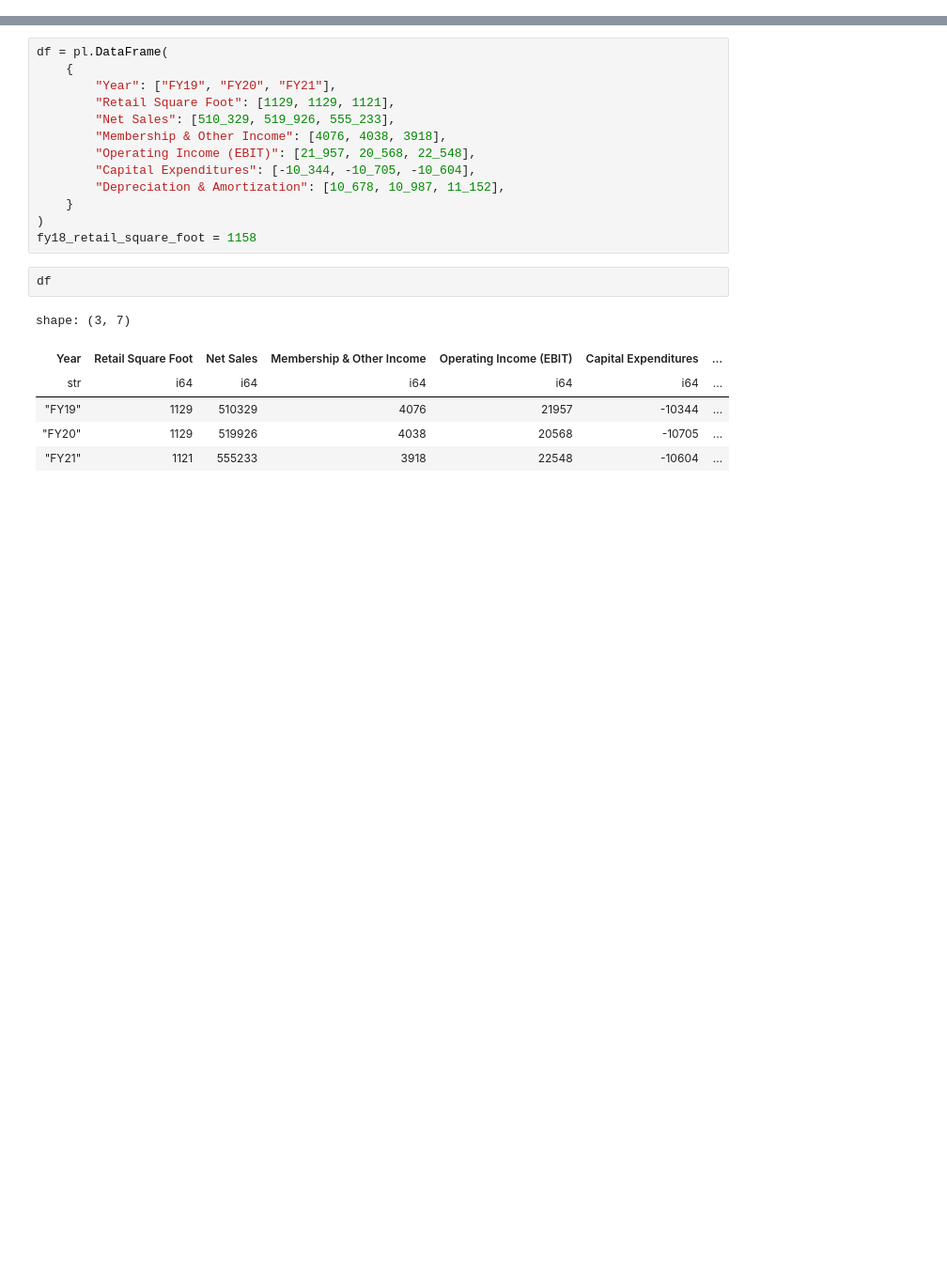
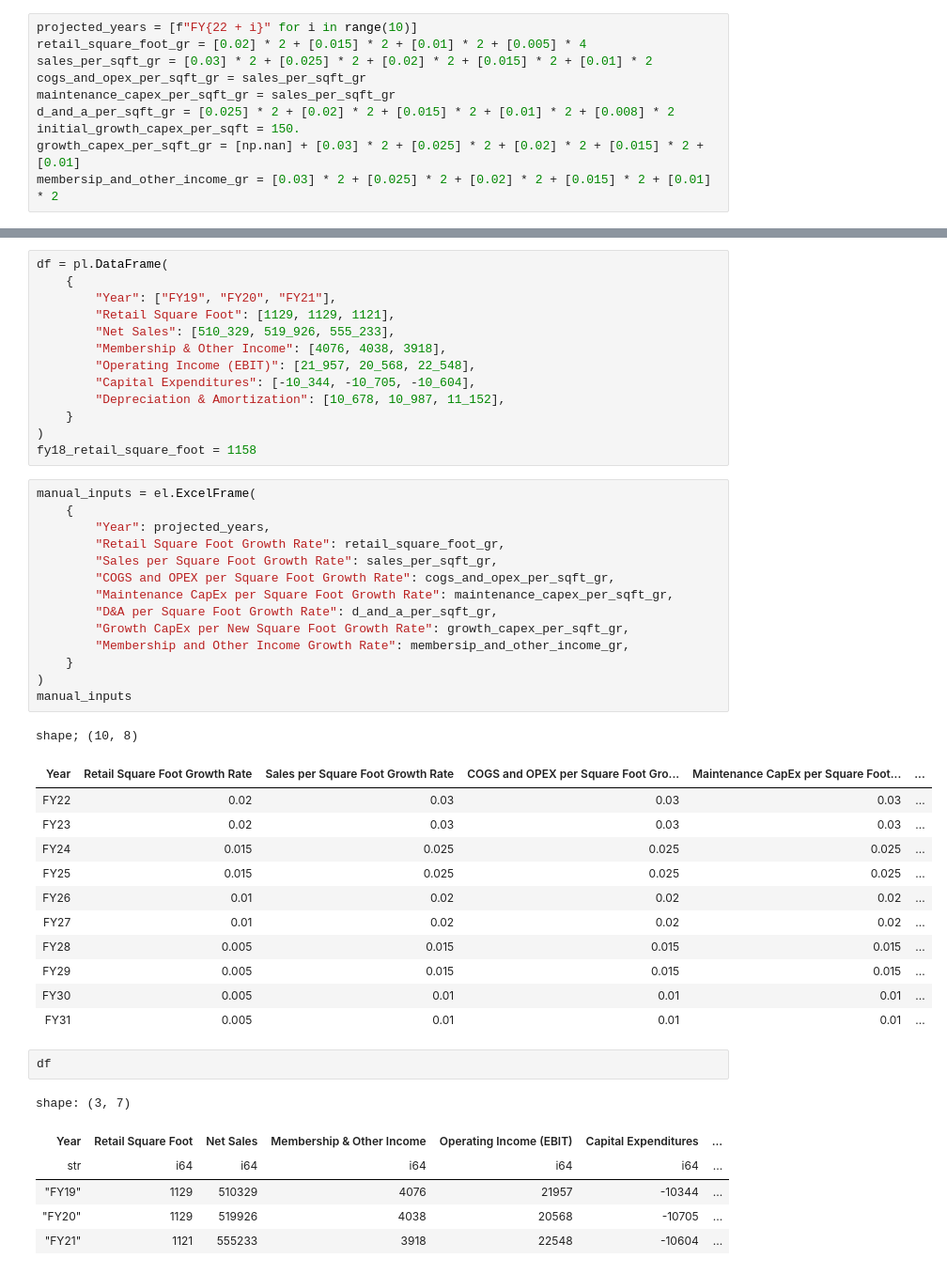
Before and after one commit to yjhan96/excelify, a Jupyter notebook: experiments/scratch.ipynb, the cells around one changed output, grey strips where cells are left out. Shown: that part at 94% size. Cells and saved outputs as stored; diff of their text form; blank space fills up the shorter version.

```diff
--- a/experiments/scratch.ipynb
+++ b/experiments/scratch.ipynb
@@ -57,0 +112,10 @@ effective_tax_rate = sum(tax_rates) / len(tax_rates)
+# %%
+projected_years = [f"FY{22 + i}" for i in range(10)]
+retail_square_foot_gr = [0.02] * 2 + [0.015] * 2 + [0.01] * 2 + [0.005] * 4
+sales_per_sqft_gr = [0.03] * 2 + [0.025] * 2 + [0.02] * 2 + [0.015] * 2 + [0.01] * 2
+cogs_and_opex_per_sqft_gr = sales_per_sqft_gr
+maintenance_capex_per_sqft_gr = sales_per_sqft_gr
+d_and_a_per_sqft_gr = [0.025] * 2 + [0.02] * 2 + [0.015] * 2 + [0.01] * 2 + [0.008] * 2
+initial_growth_capex_per_sqft = 150.
+growth_capex_per_sqft_gr = [np.nan] + [0.03] * 2 + [0.025] * 2 + [0.02] * 2 + [0.015] * 2 + [0.01]
+membersip_and_other_income_gr = [0.03] * 2 + [0.025] * 2 + [0.02] * 2 + [0.015] * 2 + [0.01] * 2
@@ -68,6 +149,33 @@ df = pl.DataFrame(
     }
 )
 fy18_retail_square_foot = 1158
+# %%
+manual_inputs = el.ExcelFrame(
+    {
+        "Year": projected_years,
+        "Retail Square Foot Growth Rate": retail_square_foot_gr,
+        "Sales per Square Foot Growth Rate": sales_per_sqft_gr,
+        "COGS and OPEX per Square Foot Growth Rate": cogs_and_opex_per_sqft_gr,
+        "Maintenance CapEx per Square Foot Growth Rate": maintenance_capex_per_sqft_gr,
+        "D&A per Square Foot Growth Rate": d_and_a_per_sqft_gr,
+        "Growth CapEx per New Square Foot Growth Rate": growth_capex_per_sqft_gr,
+        "Membership and Other Income Growth Rate": membersip_and_other_income_gr,
+    }
+)
+manual_inputs
+# %% [output]
+shape; (10, 8)
+| Year | Retail Square Foot Growth Rate | Sales per Square Foot Growth Rate | COGS and OPEX per Square Foot Gro... | Maintenance CapEx per Square Foot... | ... |
+| FY22 | 0.02 | 0.03 | 0.03 | 0.03 | ... |
+| FY23 | 0.02 | 0.03 | 0.03 | 0.03 | ... |
+| FY24 | 0.015 | 0.025 | 0.025 | 0.025 | ... |
+| FY25 | 0.015 | 0.025 | 0.025 | 0.025 | ... |
+| FY26 | 0.01 | 0.02 | 0.02 | 0.02 | ... |
+| FY27 | 0.01 | 0.02 | 0.02 | 0.02 | ... |
+| FY28 | 0.005 | 0.015 | 0.015 | 0.015 | ... |
+| FY29 | 0.005 | 0.015 | 0.015 | 0.015 | ... |
+| FY30 | 0.005 | 0.01 | 0.01 | 0.01 | ... |
+| FY31 | 0.005 | 0.01 | 0.01 | 0.01 | ... |
 # %%
 df
 # %% [output]
```
Also changed, not shown: parts of 8 cells of this notebook, 6 other files.
